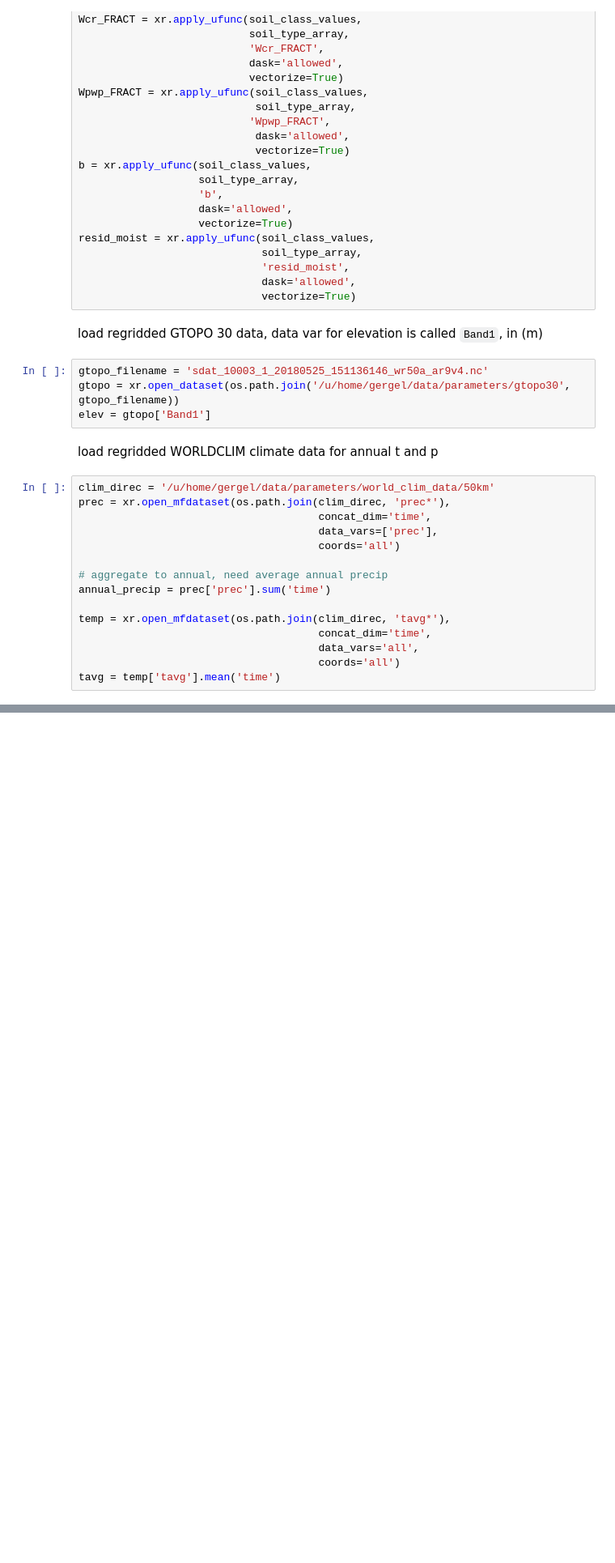
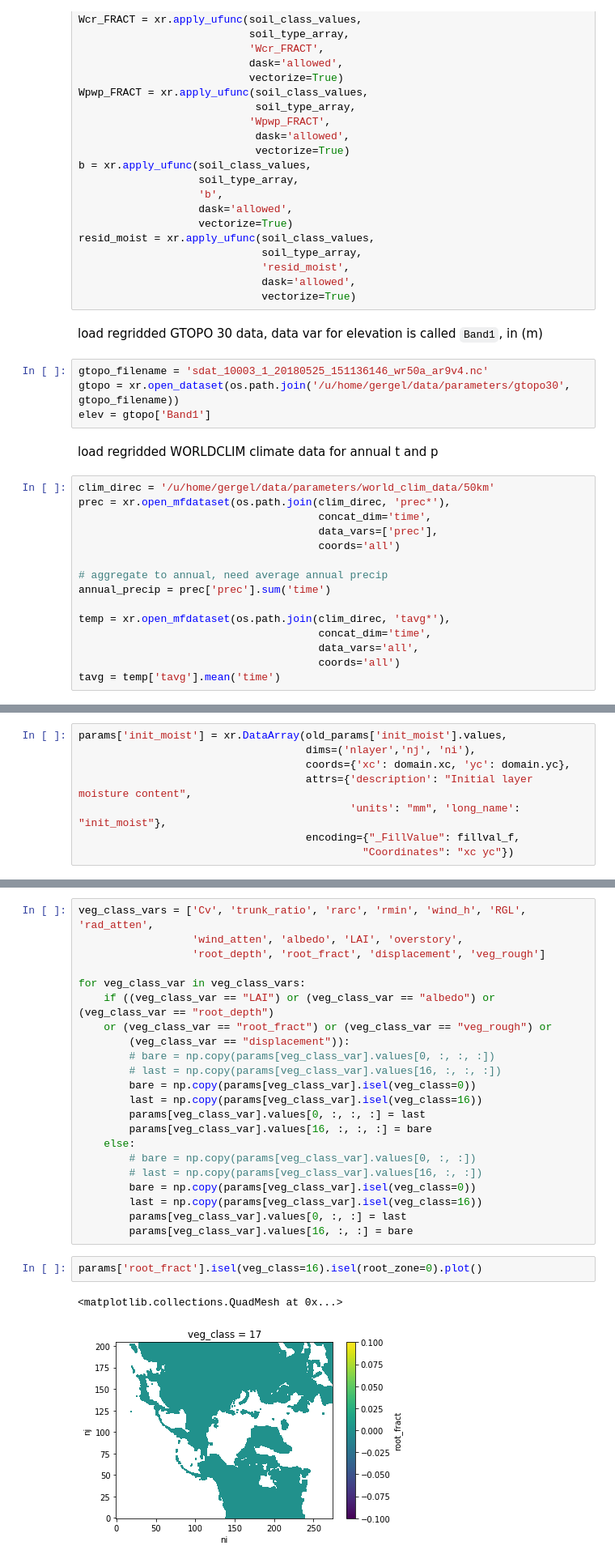
Before and after one commit to UW-Hydro/rasm-vic5-parameters, a Jupyter notebook: initial_parameters.ipynb, the cells around one changed output, grey strips where cells are left out. Shown: that part at 81% size. Saved outputs shown, nothing was run; the diff lists cells and outputs as text; blank space fills up the shorter version.

```diff
--- a/initial_parameters.ipynb
+++ b/initial_parameters.ipynb
@@ -363,0 +1459,8 @@ tavg = temp['tavg'].mean('time')
+# %%
+params['init_moist'] = xr.DataArray(old_params['init_moist'].values,
+                                    dims=('nlayer','nj', 'ni'),
+                                    coords={'xc': domain.xc, 'yc': domain.yc},
+                                    attrs={'description': "Initial layer moisture content",
+                                           'units': "mm", 'long_name': "init_moist"},
+                                    encoding={"_FillValue": fillval_f,
+                                             "Coordinates": "xc yc"})
@@ -363,0 +1598,27 @@ tavg = temp['tavg'].mean('time')
+# %%
+veg_class_vars = ['Cv', 'trunk_ratio', 'rarc', 'rmin', 'wind_h', 'RGL', 'rad_atten',
+                  'wind_atten', 'albedo', 'LAI', 'overstory',
+                  'root_depth', 'root_fract', 'displacement', 'veg_rough']
+
+for veg_class_var in veg_class_vars:
+    if ((veg_class_var == "LAI") or (veg_class_var == "albedo") or (veg_class_var == "root_depth")
+    or (veg_class_var == "root_fract") or (veg_class_var == "veg_rough") or
+        (veg_class_var == "displacement")):
+        # bare = np.copy(params[veg_class_var].values[0, :, :, :])
+        # last = np.copy(params[veg_class_var].values[16, :, :, :])
+        bare = np.copy(params[veg_class_var].isel(veg_class=0))
+        last = np.copy(params[veg_class_var].isel(veg_class=16))
+        params[veg_class_var].values[0, :, :, :] = last
+        params[veg_class_var].values[16, :, :, :] = bare
+    else:
+        # bare = np.copy(params[veg_class_var].values[0, :, :])
+        # last = np.copy(params[veg_class_var].values[16, :, :])
+        bare = np.copy(params[veg_class_var].isel(veg_class=0))
+        last = np.copy(params[veg_class_var].isel(veg_class=16))
+        params[veg_class_var].values[0, :, :] = last
+        params[veg_class_var].values[16, :, :] = bare
+# %%
+params['root_fract'].isel(veg_class=16).isel(root_zone=0).plot()
+# %% [output]
+<matplotlib.collections.QuadMesh at 0x...>
+[figure, added]
```
Also changed, not shown: parts of 80 cells of this notebook.
